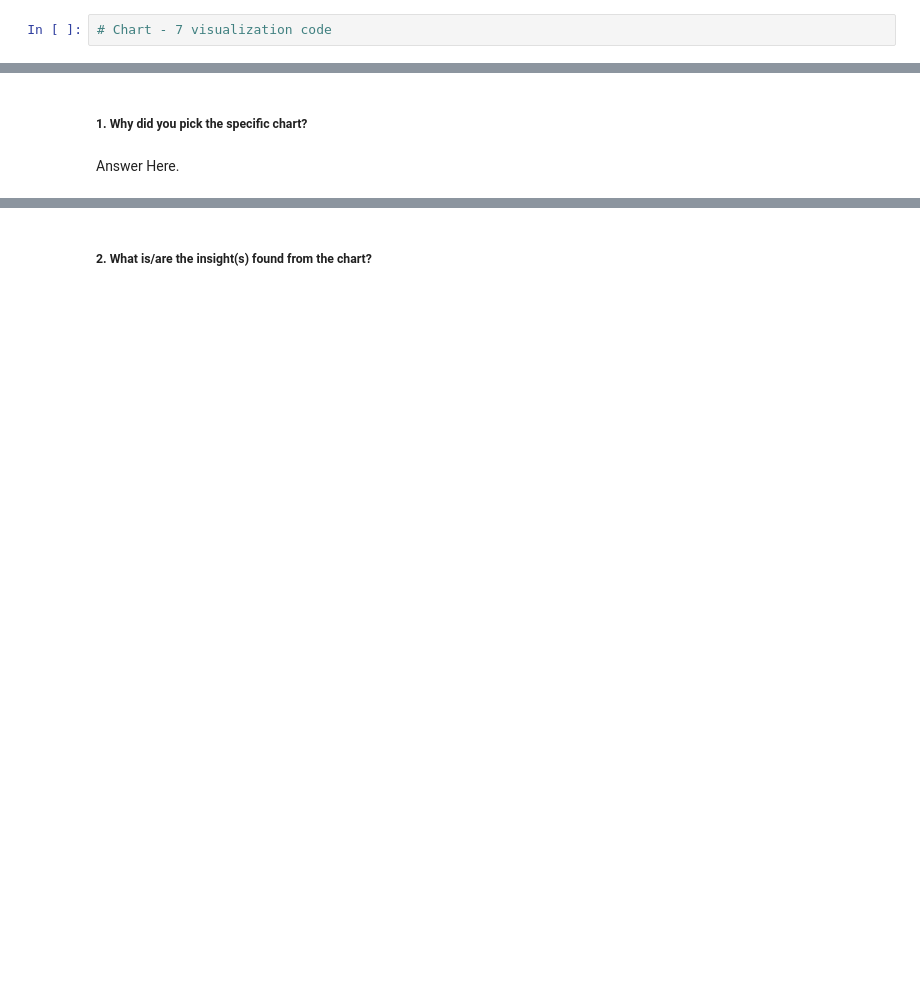
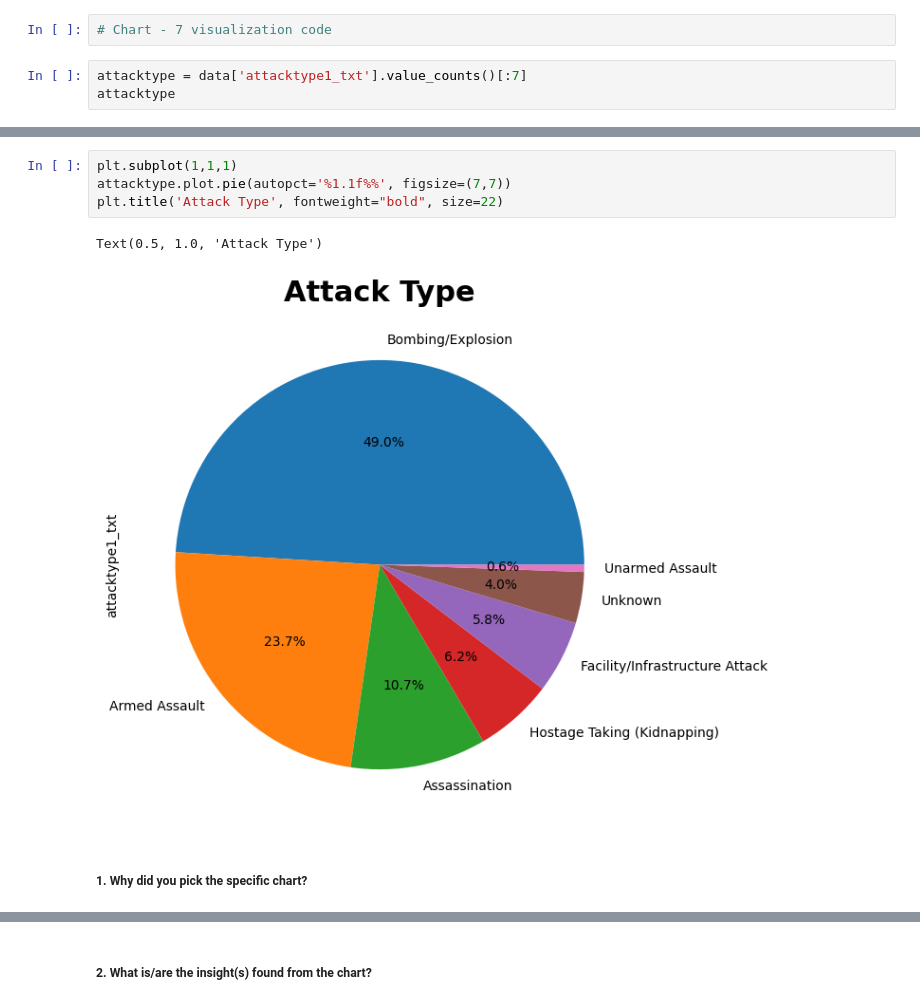
Before and after one commit to vaishnavikaithwas/Global-Terrorism-EDA-Project, a Jupyter notebook: Global_Terrorism_EDA.ipynb, the cells around one changed output, grey strips where cells are left out. Cells and saved outputs as stored; diff of their text form; blank space fills up the shorter version.

```diff
--- a/Global_Terrorism_EDA.ipynb
+++ b/Global_Terrorism_EDA.ipynb
@@ -630,2 +702,5 @@ Answer Here
 # %%
 # Chart - 7 visualization code
+# %%
+attacktype = data['attacktype1_txt'].value_counts()[:7]
+attacktype
@@ -632,4 +716,9 @@ Answer Here
+# %%
+plt.subplot(1,1,1)
+attacktype.plot.pie(autopct='%1.1f%%', figsize=(7,7))
+plt.title('Attack Type', fontweight="bold", size=22)
+# %% [output]
+Text(0.5, 1.0, 'Attack Type')
+[figure, added]
 # %% [markdown]
 ##### 1. Why did you pick the specific chart?
-# %% [markdown]
-Answer Here.
```
Also changed, not shown: parts of 63 cells of this notebook.
